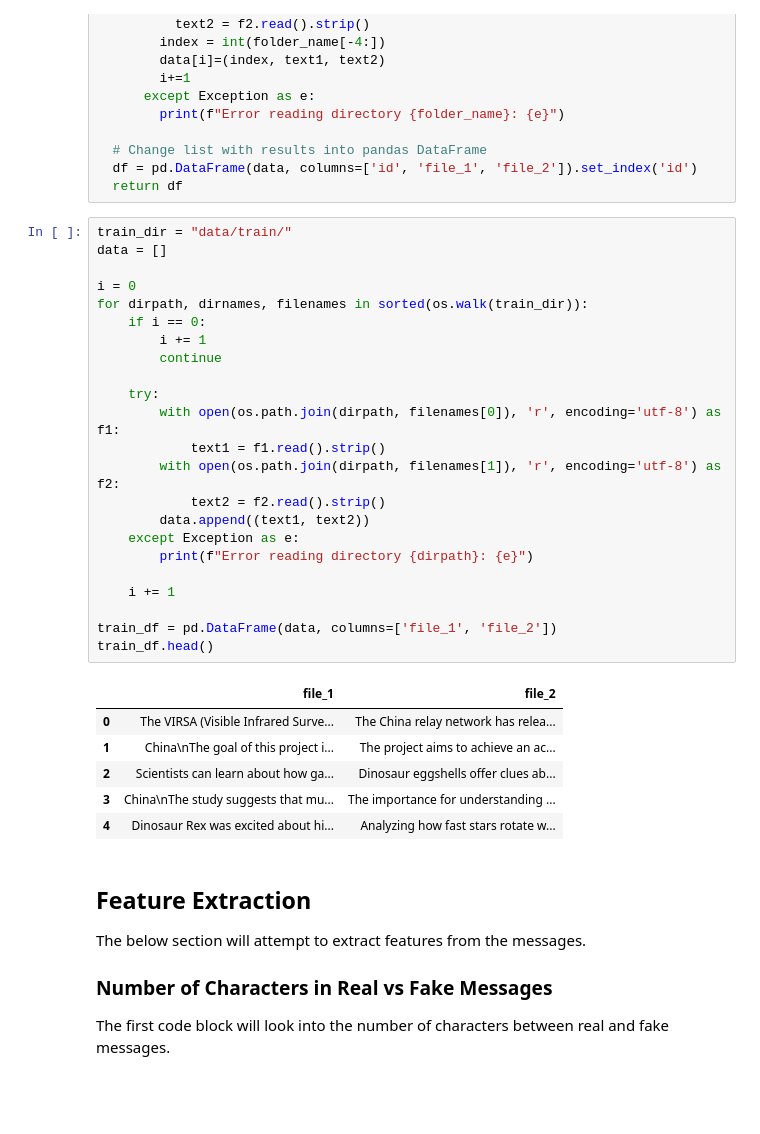
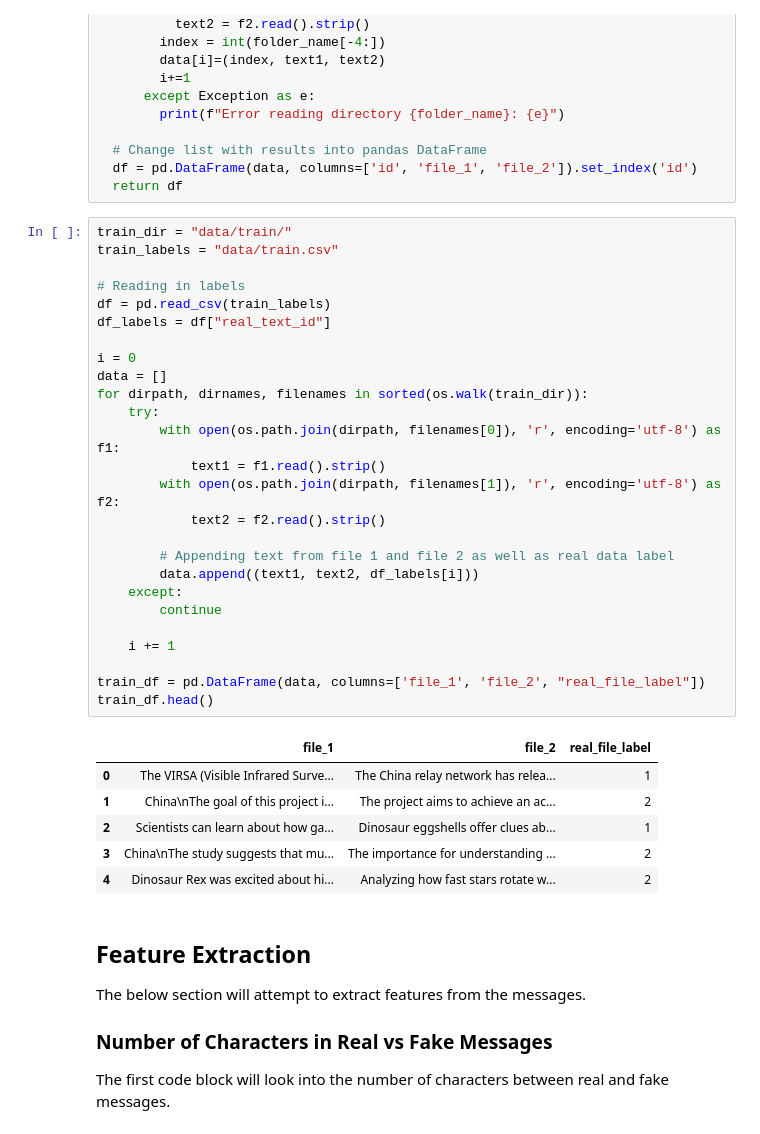
Before and after one commit to shaeantoine/real_or_fake, a Jupyter notebook: main.ipynb, the cells around one changed output. Drawn from its saved outputs; the diff is of its cells as text; blank space fills up the shorter version.

Commit message:
Update in-memory training data representation

```diff
--- a/main.ipynb
+++ b/main.ipynb
@@ -41,34 +55,37 @@ def read_texts_from_dir(dir_path):
   return df
 # %%
 train_dir = "data/train/"
-data = []
+train_labels = "data/train.csv"
+
+# Reading in labels
+df = pd.read_csv(train_labels)
+df_labels = df["real_text_id"]
 
 i = 0
+data = []
 for dirpath, dirnames, filenames in sorted(os.walk(train_dir)):
-    if i == 0:
-        i += 1
-        continue
-
     try:
         with open(os.path.join(dirpath, filenames[0]), 'r', encoding='utf-8') as f1:
             text1 = f1.read().strip()
         with open(os.path.join(dirpath, filenames[1]), 'r', encoding='utf-8') as f2:
             text2 = f2.read().strip()
-        data.append((text1, text2))
-    except Exception as e:
-        print(f"Error reading directory {dirpath}: {e}")
+
+        # Appending text from file 1 and file 2 as well as real data label
+        data.append((text1, text2, df_labels[i]))
+    except:
+        continue
 
     i += 1
 
-train_df = pd.DataFrame(data, columns=['file_1', 'file_2'])
+train_df = pd.DataFrame(data, columns=['file_1', 'file_2', "real_file_label"])
 train_df.head()
 # %% [output]
-|  | file_1 | file_2 |
-| 0 | The VIRSA (Visible Infrared Surve... | The China relay network has relea... |
-| 1 | China\nThe goal of this project i... | The project aims to achieve an ac... |
-| 2 | Scientists can learn about how ga... | Dinosaur eggshells offer clues ab... |
-| 3 | China\nThe study suggests that mu... | The importance for understanding ... |
-| 4 | Dinosaur Rex was excited about hi... | Analyzing how fast stars rotate w... |
+|  | file_1 | file_2 | real_file_label |
+| 0 | The VIRSA (Visible Infrared Surve... | The China relay network has relea... | 1 |
+| 1 | China\nThe goal of this project i... | The project aims to achieve an ac... | 2 |
+| 2 | Scientists can learn about how ga... | Dinosaur eggshells offer clues ab... | 1 |
+| 3 | China\nThe study suggests that mu... | The importance for understanding ... | 2 |
+| 4 | Dinosaur Rex was excited about hi... | Analyzing how fast stars rotate w... | 2 |
 # %% [markdown]
 ## Feature Extraction
 
```
Also changed, not shown: parts of 2 cells of this notebook.
